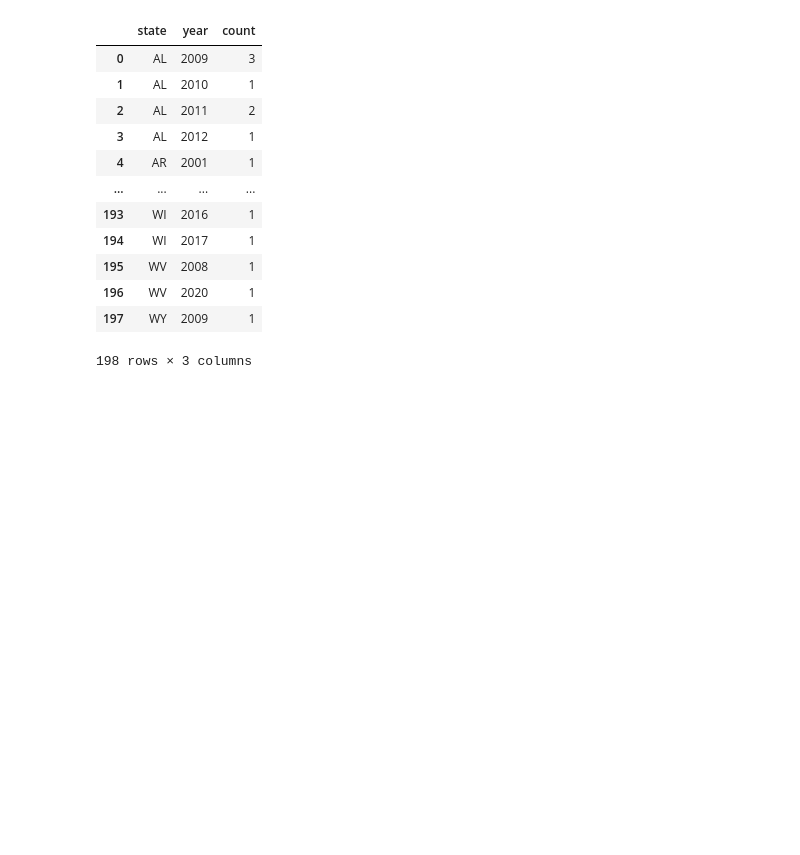
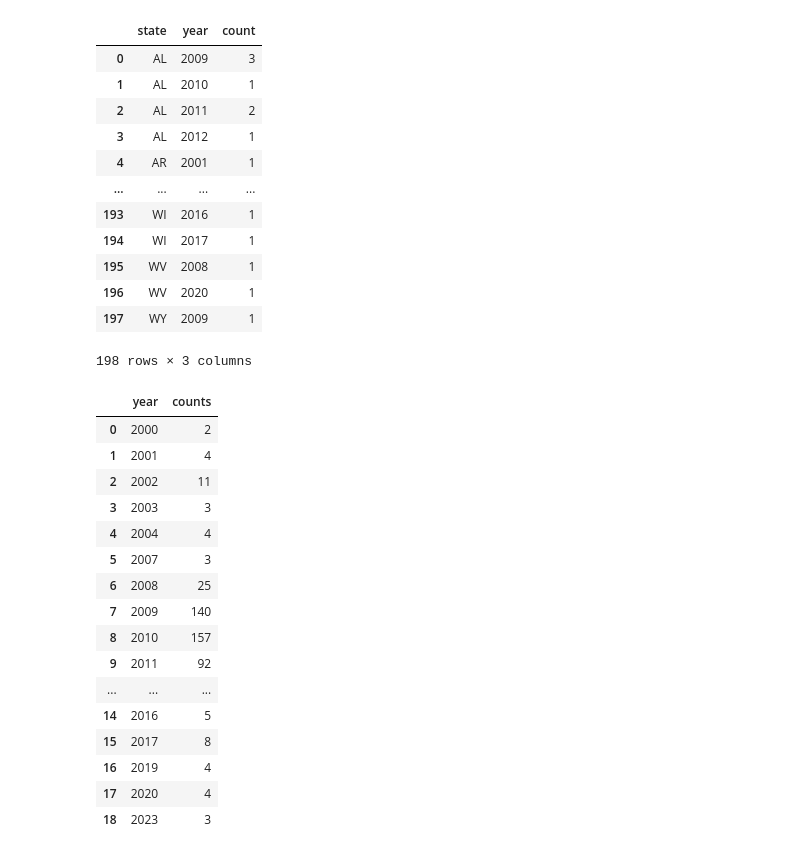
Before and after one commit to the-soham/failed-banks, a Jupyter notebook: failing_banks_support.ipynb, the cells around one changed output. Drawn from its saved outputs; the diff is of its cells as text; code cells hidden in the pictures; blank space fills up the shorter version.

```diff
--- a/failing_banks_support.ipynb
+++ b/failing_banks_support.ipynb
@@ -96,6 +96,16 @@ dtype: int64
 df['faildate'] = pd.to_datetime(df['faildate'])
 df['year'] = df['faildate'].dt.year
 df['month']=df['faildate'].dt.month
+df['Day'] = df['faildate'].apply(lambda time: time.dayofweek)
+df['Day'] = df['Day'].map({
+    0: 'Monday',
+    1: 'Tuesday',
+    2: 'Wednesday',
+    3: 'Thursday',
+    4: 'Friday',
+    5: 'Saturday',
+    6: 'Sunday'
+})
 # %%
 df['Month_Year'] = df['faildate'].dt.to_period('M')
 df
@@ -289,3 +299,24 @@ df_test
 import plotly.express as px
 fig = px.line(df_st, x="year", y="count", title='Banks failed in the state of {}'.format('CA'), range_x=['2000-01-01','2023-01-01'])
 fig.show()
+# %%
+df_overall = df.groupby('year')['year'].count().reset_index(name = 'counts')
+df_overall
+# %% [output]
+|  | year | counts |
+| 0 | 2000 | 2 |
+| 1 | 2001 | 4 |
+| 2 | 2002 | 11 |
+| 3 | 2003 | 3 |
+| 4 | 2004 | 4 |
+| 5 | 2007 | 3 |
+| 6 | 2008 | 25 |
+| 7 | 2009 | 140 |
+| 8 | 2010 | 157 |
+| 9 | 2011 | 92 |
+| ... | ... | ... |
+| 14 | 2016 | 5 |
+| 15 | 2017 | 8 |
+| 16 | 2019 | 4 |
+| 17 | 2020 | 4 |
+| 18 | 2023 | 3 |
```
Also changed, not shown: parts of 4 cells of this notebook, 3 other files.
